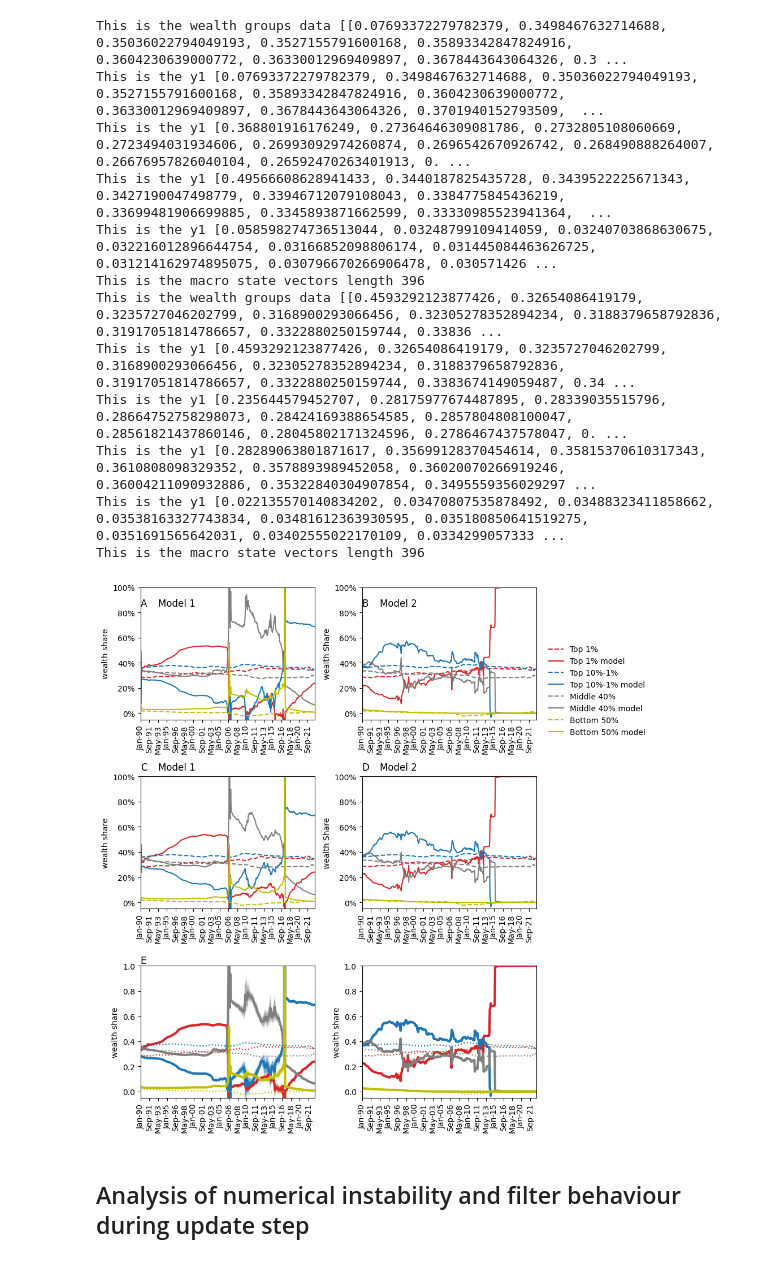
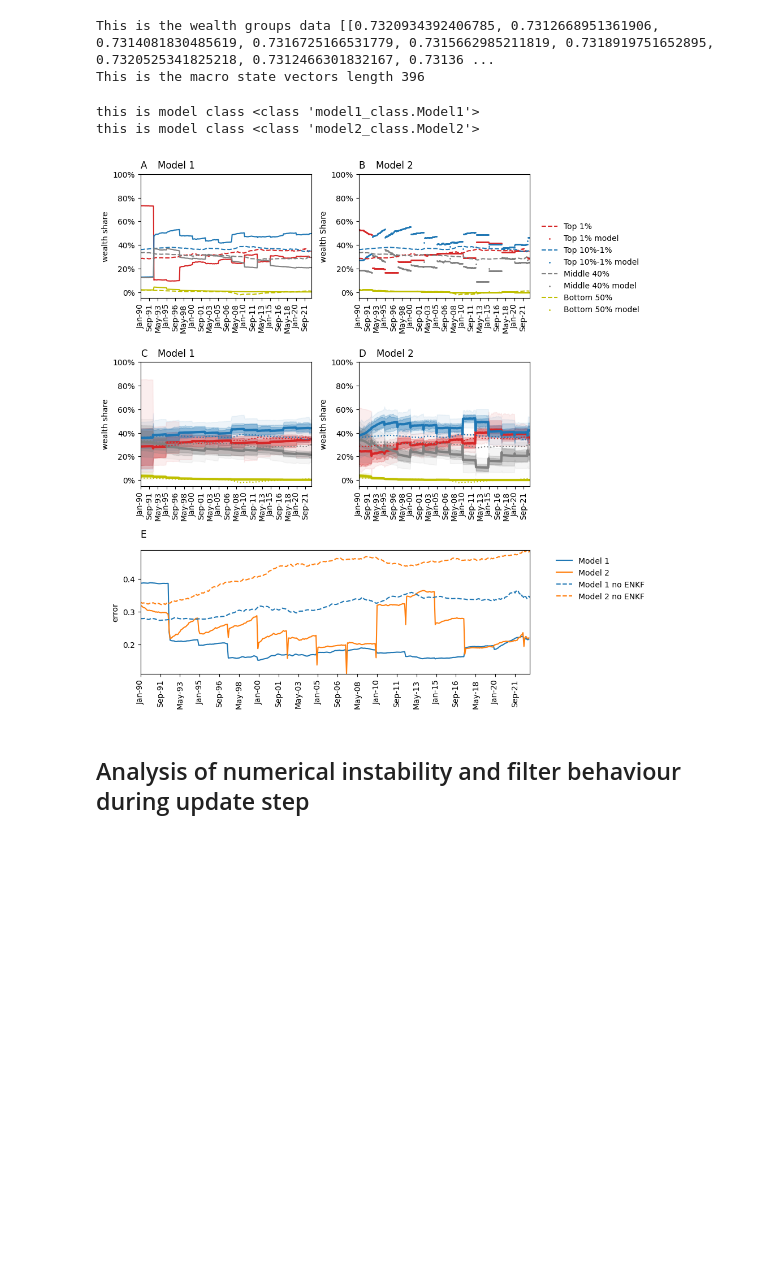
Before and after one commit to yannickoswald/real_time_ineq_abm, a Jupyter notebook: rtabm/experiment1_jupyter.ipynb, the cells around one changed output. Drawn from its saved outputs; the diff is of its cells as text; code cells hidden in the pictures; blank space fills up the shorter version.

Commit message:
revision corrections to code sequencing and model

```diff
--- a/rtabm/experiment1_jupyter.ipynb
+++ b/rtabm/experiment1_jupyter.ipynb
@@ -74,30 +74,30 @@ class Experiment1:
         ax1 = plt.subplot(gs[0, 1])
         ax2 = plt.subplot(gs[1, 0])
         ax3 = plt.subplot(gs[1, 1])
-        ax4 = plt.subplot(gs[2, 0])
-        ax5 = plt.subplot(gs[2, 1])
-        # ax4 = plt.subplot(gs[2, :])  # This one spans both columns
+        #ax4 = plt.subplot(gs[2, 0])
+        #ax5 = plt.subplot(gs[2, 1])
+        ax4 = plt.subplot(gs[2, :])  # This one spans both columns
 
         self.enkf1.models[0].plot_wealth_groups_over_time(ax0, self.start_year, self.end_year)
         self.enkf2.models[0].plot_wealth_groups_over_time(ax1, self.start_year, self.end_year)
 
-        self.enkf1.models[1].plot_wealth_groups_over_time(ax2, self.start_year, self.end_year)
-        self.enkf2.models[1].plot_wealth_groups_over_time(ax3, self.start_year, self.end_year)
+        #self.enkf1.models[1].plot_wealth_groups_over_time(ax2, self.start_year, self.end_year)
+        #self.enkf2.models[1].plot_wealth_groups_over_time(ax3, self.start_year, self.end_year)
 
-        self.enkf1.plot_fanchart(ax4)
-        self.enkf2.plot_fanchart(ax5)
-        #self.enkf1.plot_error(ax4)
-        #self.enkf2.plot_error(ax4)
+        self.enkf1.plot_fanchart(ax2)
+        self.enkf2.plot_fanchart(ax3)
+        self.enkf1.plot_error(ax4)
+        self.enkf2.plot_error(ax4)
 
         ###EXTRAS
         #AX0
-        ax0.text(0, 0.85, 'A', fontsize = 12)
-        ax0.text(40, 0.85, 'Model 1', fontsize = 12)
+        ax0.text(0, 1.05, 'A', fontsize = 12)
+        ax0.text(40, 1.05, 'Model 1', fontsize = 12)
         ax0.set_yticklabels(['0%', '0%', '20%', '40%', '60%', '80%', '100%'])
         #AX1
         ax1.legend(loc=(1.05, -0.15), frameon = False) ### legend only here
-        ax1.text(0, 0.85, 'B', fontsize = 12)
-        ax1.text(40, 0.85, 'Model 2', fontsize = 12)
+        ax1.text(0, 1.05, 'B', fontsize = 12)
+        ax1.text(40, 1.05, 'Model 2', fontsize = 12)
         ax1.set_yticklabels(['0%', '0%', '20%', '40%', '60%', '80%', '100%'])
         #AX2
         ax2.text(0, 1.05, 'C', fontsize = 12)
@@ -111,50 +111,42 @@ class Experiment1:
         path = '..'
         with open(os.path.join(path, 'data', 'mean_errors.csv')) as f:
             errors_df_no_enkf = pd.read_csv(f, encoding='unicode_escape')
 
-        #ax4.plot(errors_df_no_enkf['mean_error_model1'], linestyle='--', label='Model 1 no ENKF', color='tab:blue')
-        #ax4.plot(errors_df_no_enkf['mean_error_model2'], linestyle='--', label='Model 2 no ENKF', color='tab:orange')
-        #ax4.legend(bbox_to_anchor=(1.05, 1), frameon=False)
+        ax4.plot(errors_df_no_enkf['mean_error_model1'], linestyle='--', label='Model 1 no ENKF', color='tab:blue')
+        ax4.plot(errors_df_no_enkf['mean_error_model2'], linestyle='--', label='Model 2 no ENKF', color='tab:orange')
+        ax4.legend(bbox_to_anchor=(1.05, 1), frameon=False)
 
         # Get the limits
         x_min, x_max = ax4.get_xlim()
         y_min, y_max = ax4.get_ylim()
         ax4.text(0, y_max+0.02, 'E', fontsize = 12)
         ax4.margins(0)
 
 
         plt.tight_layout()
         plt.savefig('fig4.png', dpi=300)
         plt.show()
 
 
 # Example usage
 if __name__ == "__main__":
-    filter_freq = 1
+    filter_freq = 30
     experiment1 = Experiment1(num_agents=100,
-                              ensemble_size=2,
+                              ensemble_size=30,
                               macro_state_dim=4, # needs to be set to 3 for the model to work if num_agents < 100
                               start_year=1990,
                               end_year=2022,
                               filter_freq = filter_freq)
     experiment1.run_both_enkf(filter_freq = filter_freq)
     experiment1.plot_results()
     agent_states_model1 = experiment1.enkf1.micro_history
     agent_states_model2 = experiment1.enkf2.micro_history
 # %% [output]
-This is the wealth groups data [[0.07693372279782379, 0.3498467632714688, 0.35036022794049193, 0.3527155791600168, 0.35893342847824916, 0.3604230639000772, 0.36330012969409897, 0.3678443643064326, 0.3 ...
-This is the y1 [0.07693372279782379, 0.3498467632714688, 0.35036022794049193, 0.3527155791600168, 0.35893342847824916, 0.3604230639000772, 0.36330012969409897, 0.3678443643064326, 0.3701940152793509,  ...
-This is the y1 [0.368801916176249, 0.27364646309081786, 0.2732805108060669, 0.2723494031934606, 0.26993092974260874, 0.2696542670926742, 0.268490888264007, 0.26676957826040104, 0.26592470263401913, 0. ...
-This is the y1 [0.49566608628941433, 0.3440187825435728, 0.3439522225671343, 0.3427190047498779, 0.33946712079108043, 0.3384775845436219, 0.33699481906699885, 0.3345893871662599, 0.33330985523941364,  ...
-This is the y1 [0.058598274736513044, 0.03248799109414059, 0.03240703868630675, 0.032216012896644754, 0.03166852098806174, 0.031445084463626725, 0.031214162974895075, 0.030796670266906478, 0.030571426 ...
+This is the wealth groups data [[0.7320934392406785, 0.7312668951361906, 0.7314081830485619, 0.7316725166531779, 0.7315662985211819, 0.7318919751652895, 0.7320525341825218, 0.7312466301832167, 0.73136 ...
 This is the macro state vectors length 396
-This is the wealth groups data [[0.4593292123877426, 0.32654086419179, 0.3235727046202799, 0.3168900293066456, 0.32305278352894234, 0.3188379658792836, 0.31917051814786657, 0.3322880250159744, 0.33836 ...
-This is the y1 [0.4593292123877426, 0.32654086419179, 0.3235727046202799, 0.3168900293066456, 0.32305278352894234, 0.3188379658792836, 0.31917051814786657, 0.3322880250159744, 0.3383674149059487, 0.34 ...
-This is the y1 [0.235644579452707, 0.28175977674487895, 0.28339035515796, 0.28664752758298073, 0.28424169388654585, 0.2857804808100047, 0.28561821437860146, 0.28045802171324596, 0.2786467437578047, 0. ...
-This is the y1 [0.28289063801871617, 0.35699128370454614, 0.35815370610317343, 0.3610808098329352, 0.3578893989452058, 0.36020070266919246, 0.36004211090932886, 0.35322840304907854, 0.3495559356029297 ...
-This is the y1 [0.022135570140834202, 0.03470807535878492, 0.03488323411858662, 0.03538163327743834, 0.03481612363930595, 0.035180850641519275, 0.0351691565642031, 0.03402555022170109, 0.0334299057333 ...
-This is the macro state vectors length 396
+this is model class <class 'model1_class.Model1'>
+this is model class <class 'model2_class.Model2'>
-[figure, old version]
+[figure, new version]
 # %% [markdown]
 ## Analysis of numerical instability and filter behaviour during update step
 # %%
```
Also changed, not shown: parts of 5 cells of this notebook, 3 other files.
